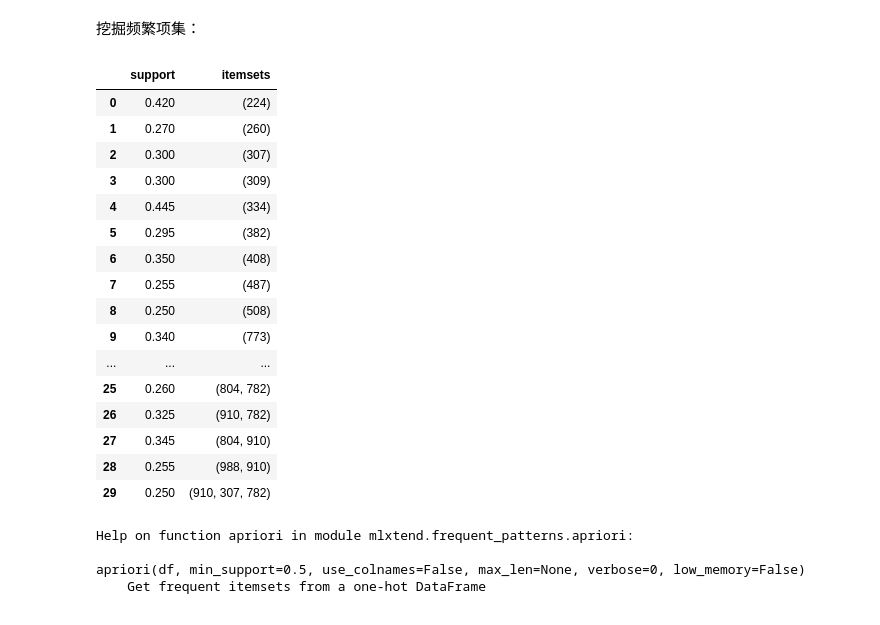
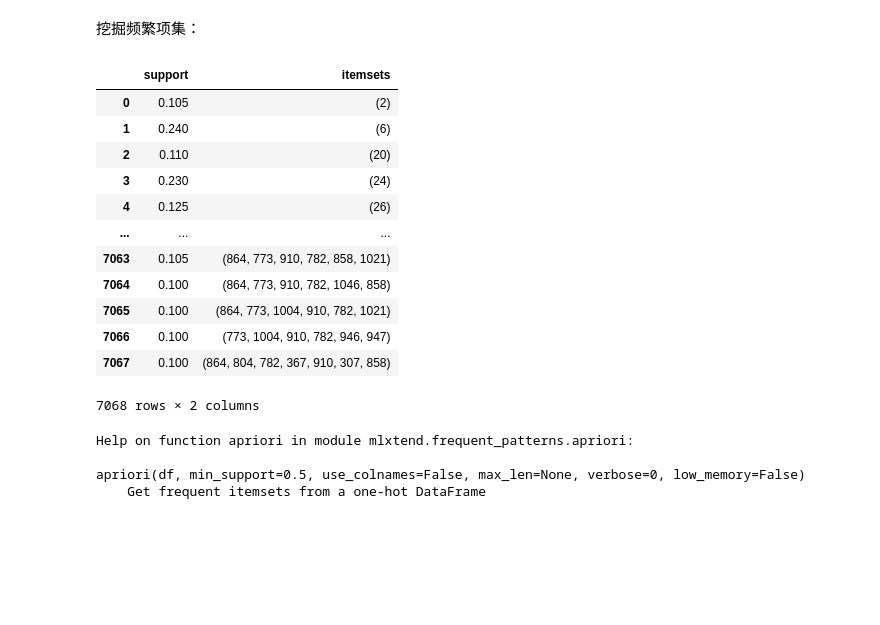
Before and after one commit to byaxb/DataMiningExperiments, a Jupyter notebook: ch04_电影推荐B.ipynb, the cells around one changed output. Cells and saved outputs as stored; diff of their text form; code cells hidden in the pictures; blank space fills up the shorter version.

```diff
--- a/ch04_电影推荐B.ipynb
+++ b/ch04_电影推荐B.ipynb
@@ -26,3 +27,6 @@ def gen_freq_1_itemsets_candidates(trans_list):
                 C1.append([item])
     C1.sort()
     return list(map(frozenset, C1))
+# %%
+x = ['1', '2', '3', '4']
+list(map(frozenset, x))
@@ -31,3 +37,9 @@ def gen_freq_1_itemsets_candidates(trans_list):
 * trans_db: transactions data base, actually the transaction records in list
 * Ck: candidates for k-itemset
 * support_counts: support count = support * length of transaction records
+# %%
+demo_list = []
+demo_dict = {'key1':123, 'key2':456}
+for key in demo_dict:
+    demo_list.append(key)
+demo_list
@@ -363,25 +371,21 @@ trans_df.head()
 挖掘频繁项集：
 # %%
 from mlxtend.frequent_patterns import apriori
-apriori(trans_df, min_support= 50 / trans_df.shape[0])
+apriori(trans_df, min_support= 20 / trans_df.shape[0])
 # %% [output]
 |  | support | itemsets |
-| 0 | 0.420 | (224) |
-| 1 | 0.270 | (260) |
-| 2 | 0.300 | (307) |
-| 3 | 0.300 | (309) |
-| 4 | 0.445 | (334) |
-| 5 | 0.295 | (382) |
-| 6 | 0.350 | (408) |
-| 7 | 0.255 | (487) |
-| 8 | 0.250 | (508) |
-| 9 | 0.340 | (773) |
+| 0 | 0.105 | (2) |
+| 1 | 0.240 | (6) |
+| 2 | 0.110 | (20) |
+| 3 | 0.230 | (24) |
+| 4 | 0.125 | (26) |
 | ... | ... | ... |
-| 25 | 0.260 | (804, 782) |
-| 26 | 0.325 | (910, 782) |
-| 27 | 0.345 | (804, 910) |
-| 28 | 0.255 | (988, 910) |
-| 29 | 0.250 | (910, 307, 782) |
+| 7063 | 0.105 | (864, 773, 910, 782, 858, 1021) |
+| 7064 | 0.100 | (864, 773, 910, 782, 1046, 858) |
+| 7065 | 0.100 | (864, 773, 1004, 910, 782, 1021) |
+| 7066 | 0.100 | (773, 1004, 910, 782, 946, 947) |
+| 7067 | 0.100 | (864, 804, 782, 367, 910, 307, 858) |
+7068 rows × 2 columns
 # %%
 help(apriori)
 # %% [output]
```
Also changed, not shown: parts of 46 cells of this notebook, 1 other file.
